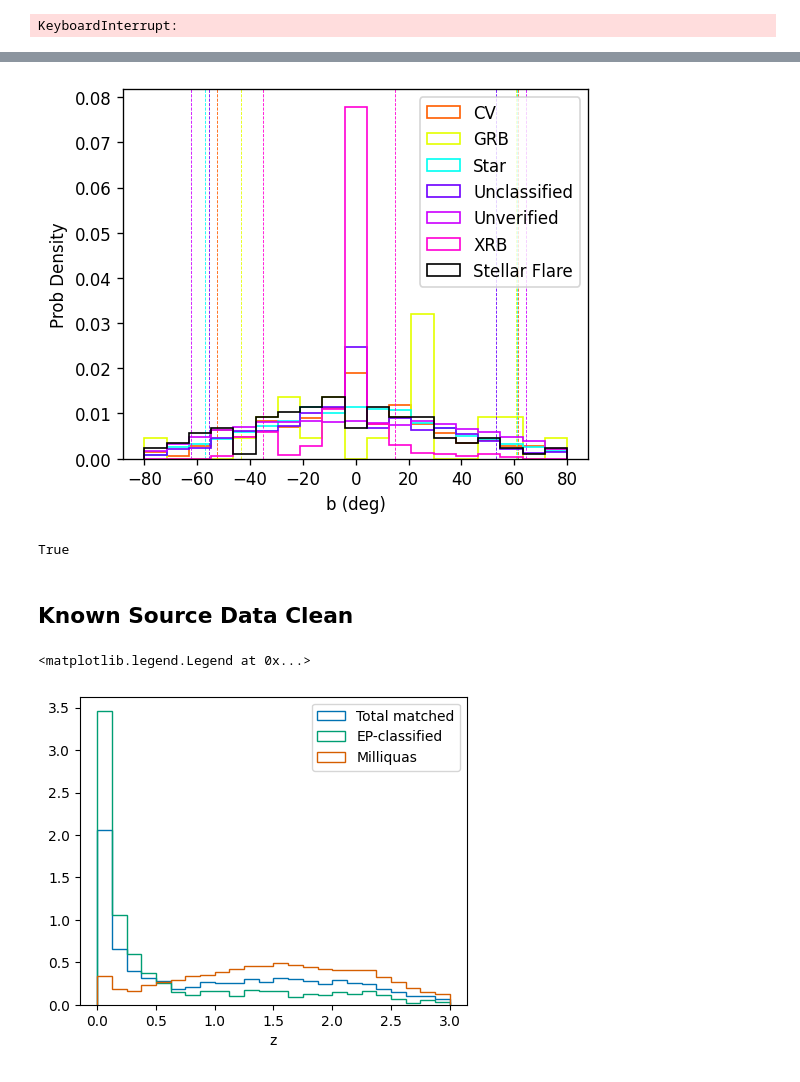
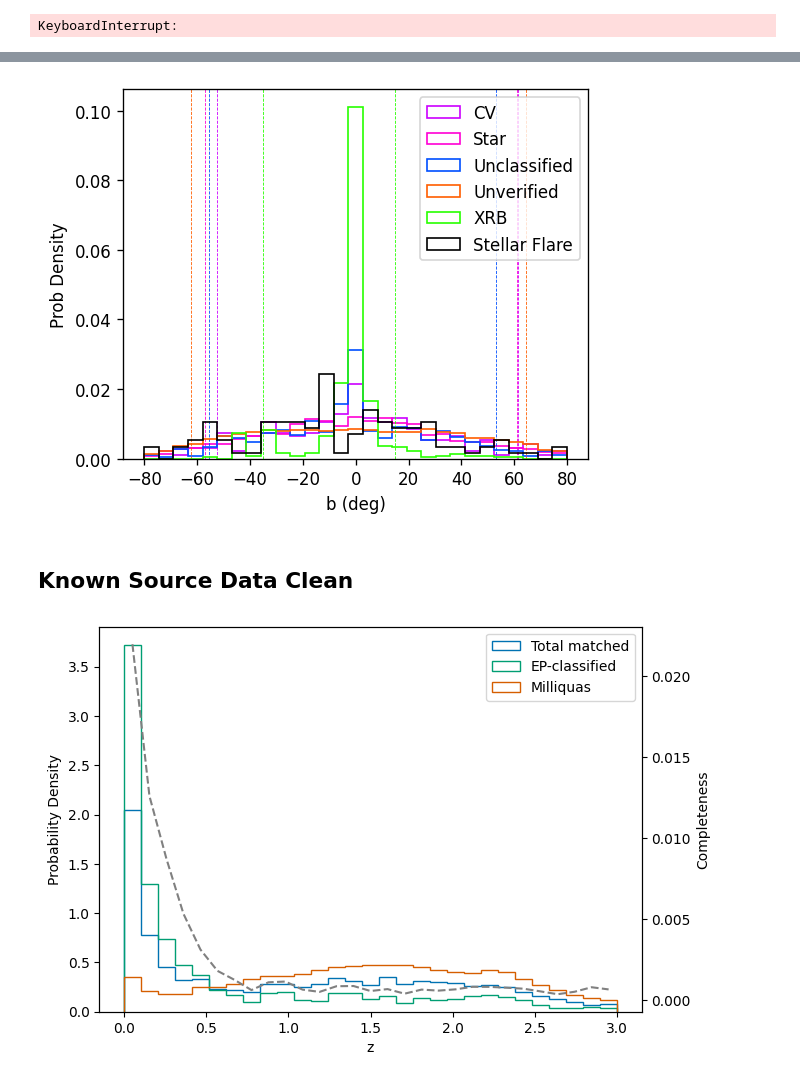
Before and after one commit to LAujust/Cmash, a Jupyter notebook: Example.ipynb, the cells around one changed output, grey strips where cells are left out. Drawn from its saved outputs; the diff is of its cells as text; code cells hidden in the pictures.

```diff
--- a/Example.ipynb
+++ b/Example.ipynb
@@ -1,12 +1,14 @@
 # %% [markdown]
 # GW AGN Example
 # %%
+from tqdm import tqdm
 import numpy as np
 from astropy.table import Table, vstack, hstack
 from astropy.coordinates import SkyCoord
 import astropy.units as u
 import sys, os
 sys.path.append('/mnt/rdliang/AGN/BBH_AGN/Cmash')
+sys.path.append('/mnt/rdliang/AGN/BBH_AGN')
 import Cmash
 from astropy.time import Time
 import pandas as pd
@@ -14,8 +16,10 @@ import matplotlib.pyplot as plt
 import matplotlib as mpl
 from sklearn.neighbors import KernelDensity
 import warnings
-from tqdm import tqdm
+from ligo.skymap.io.fits import read_sky_map, write_sky_map
+from ligo.skymap.postprocess import find_greedy_credible_levels
+import healpy as hp
 warnings.simplefilter("ignore")
-plt.style.use('seaborn-v0_8-colorblind')
+plt.style.use('seaborn-v0_8-deep')
 # %% [markdown]
 ## O4a: Cross-match EP Known Source with AGN flare detected in Optical
@@ -138,9 +159,10 @@ plt.savefig('/mnt/rdliang/AGN/BBH_AGN/figures/AGN_z.png',dpi=300)
 # %%
 fig, ax = plt.subplots(figsize=(5,4),dpi=120)
-bins = np.linspace(-80,80,20)
+bins = np.linspace(-80,80,30)
 cmap = plt.get_cmap('hsv', len(categories)+2)
-cat_color = {cat:mpl.colors.rgb2hex(cmap(i)) for i,cat in enumerate(categories)}
-exGal = ['AGN','Cluster of Galaxies','Galaxy','Pulsar','SNR','Star Cluster','Nova','Supernovae','TDE']
+cat_color = {cat:mpl.colors.rgb2hex(cmap(np.random.randint(0,len(categories)+2))) for i,cat in enumerate(categories)}
+exGal = ['AGN','Cluster of Galaxies','Galaxy','Pulsar','SNR','GRB','Star Cluster','Nova','Supernovae','TDE']
+
 for i,cat in enumerate(categories):
     if cat in exGal:
         continue
@@ -159,11 +181,7 @@ ax.set_ylabel('Prob Density')
 ax.legend(loc='upper right')
 plt.savefig('/mnt/rdliang/AGN/BBH_AGN/figures/galsource_b.png',dpi=300)
 # %% [output]
-[figure, old version]
+[figure, new version]
-# %%
-all_source['Tags'][4] == '["stellar_flare"]'
-# %% [output]
-True
 # %% [markdown]
 ## Known Source Data Clean
 # %%
@@ -181,14 +205,20 @@ matched_table['sep(arcmin)'] = sep.arcmin
 matched_table.write('/mnt/rdliang/AGN/BBH_AGN/data/AGN_EP_matched.csv',format='csv',overwrite=True)
 # %%
 matched_table = Table.read('/mnt/rdliang/AGN/BBH_AGN/data/AGN_EP_matched.csv',format='csv')
-fig, ax = plt.subplots(figsize=(5,4),dpi=100)
-bins = np.linspace(0,3,25)
+fig, ax = plt.subplots(figsize=(7,5),dpi=100)
+bins = np.linspace(0,3,30)
 ax.hist(matched_table['Z'],bins=bins,density=True,histtype='step',label='Total matched')
-ax.hist(matched_table[matched_table['Category']=='AGN']['Z'],bins=bins,density=True,histtype='step',label='EP-classified')
+epagn_bins = ax.hist(matched_table[matched_table['Category']=='AGN']['Z'],bins=bins,density=True,histtype='step',label='EP-classified')
 ax.hist(milliquas_cat['Z'][milliquas_cat['Z']<3],bins=bins,histtype='step',density=True,ls='--',label='Milliquas')
+
+mili_hist, _ = np.histogram(milliquas_cat[milliquas_cat['Z']<3]['Z'],bins=bins)
+epagn_hist, _ = np.histogram(matched_table[matched_table['Category']=='AGN']['Z'],bins=bins)
+ax2 = ax.twinx()
+ax2.plot(bins[:-1]+np.diff(bins)[0]/2,epagn_hist/mili_hist,ls='--',color='gray')
+ax2.set_ylabel('Completeness')
 ax.set_xlabel('z')
+ax.set_ylabel('Probability Density')
 ax.legend()
 #plt.savefig('/mnt/rdliang/AGN/BBH_AGN/figures/EP_matched_AGN.png',dpi=300)
 # %% [output]
-<matplotlib.legend.Legend at 0x...>
-[figure, old version]
+[figure, new version]
```
Also changed, not shown: parts of 14 cells of this notebook, 5 other files.
